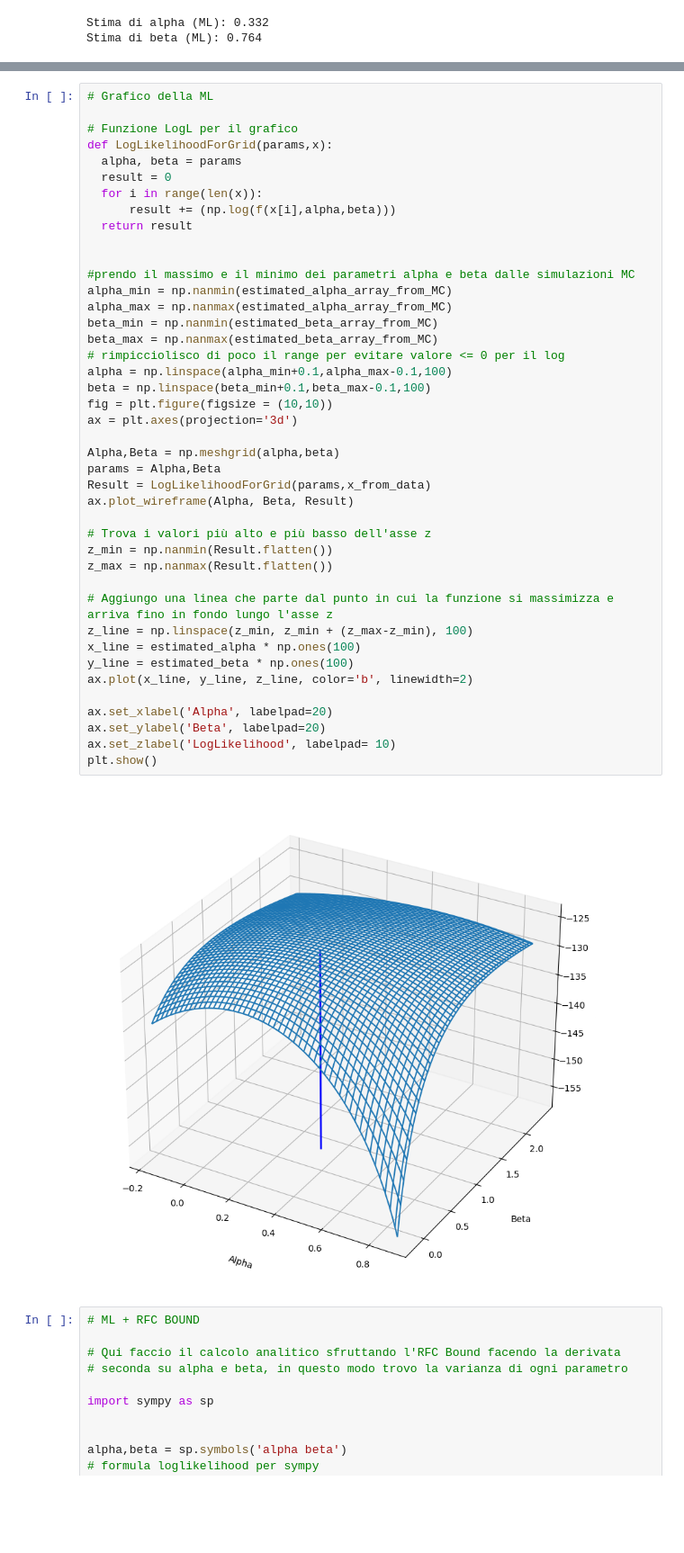
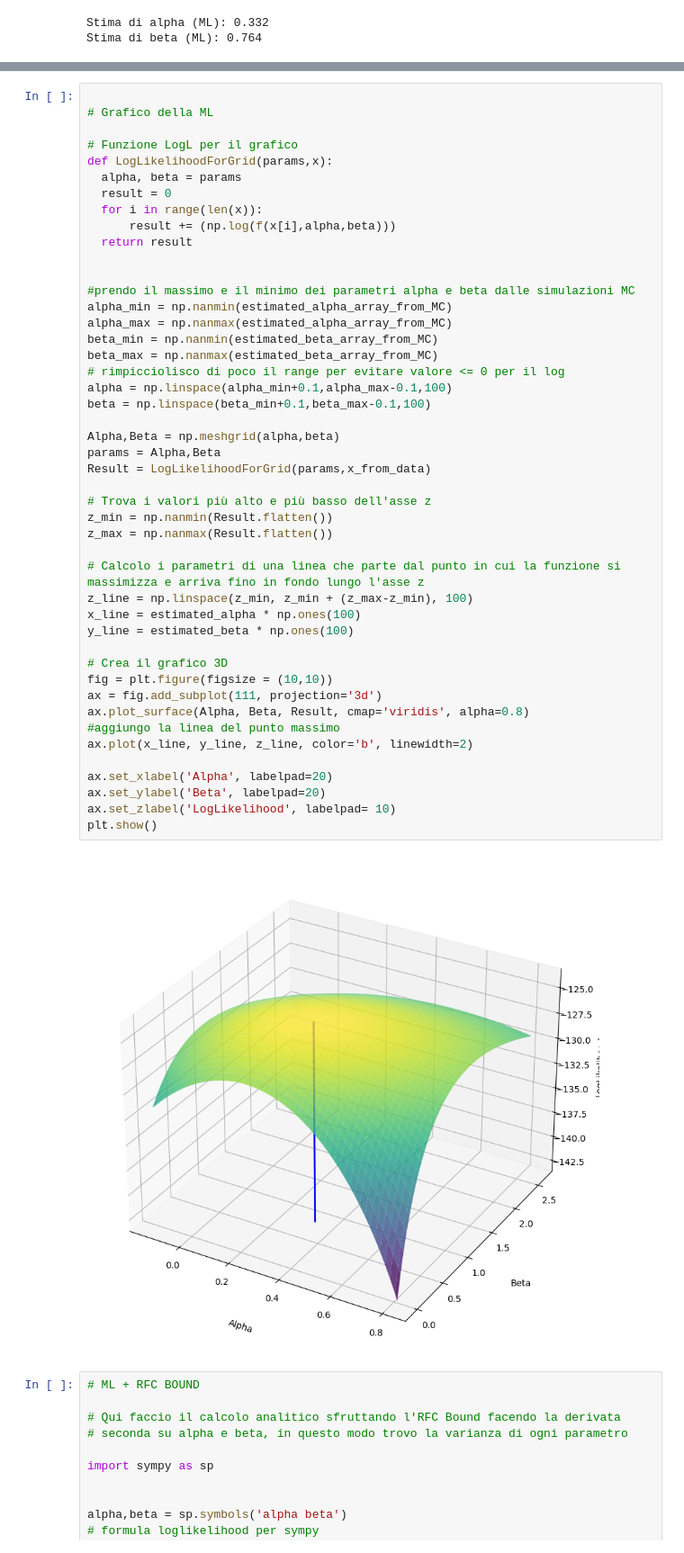
Before and after one commit to Zack9961/ExperimentalDataAnalysis-Projects, a Jupyter notebook: Progetto1_Maximum_Likelihood_with_two_parameters.ipynb, the cells around one changed output, grey strips where cells are left out. Shown at 90% size. Cells and saved outputs as stored; diff of their text form; blank space fills up the shorter version.

Commit message:
Grafico aggiornato progetto 1

```diff
--- a/Progetto1_Maximum_Likelihood_with_two_parameters.ipynb
+++ b/Progetto1_Maximum_Likelihood_with_two_parameters.ipynb
@@ -150,4 +150,5 @@ Beta = 0.76 ± 0.43
 # %%
+
 # Grafico della ML
 
 # Funzione LogL per il grafico
@@ -159,38 +160,41 @@ def LogLikelihoodForGrid(params,x):
   return result
 
 
 #prendo il massimo e il minimo dei parametri alpha e beta dalle simulazioni MC
 alpha_min = np.nanmin(estimated_alpha_array_from_MC)
 alpha_max = np.nanmax(estimated_alpha_array_from_MC)
 beta_min = np.nanmin(estimated_beta_array_from_MC)
 beta_max = np.nanmax(estimated_beta_array_from_MC)
 # rimpicciolisco di poco il range per evitare valore <= 0 per il log
 alpha = np.linspace(alpha_min+0.1,alpha_max-0.1,100)
 beta = np.linspace(beta_min+0.1,beta_max-0.1,100)
-fig = plt.figure(figsize = (10,10))
-ax = plt.axes(projection='3d')
 
 Alpha,Beta = np.meshgrid(alpha,beta)
 params = Alpha,Beta
 Result = LogLikelihoodForGrid(params,x_from_data)
-ax.plot_wireframe(Alpha, Beta, Result)
 
 # Trova i valori più alto e più basso dell'asse z
 z_min = np.nanmin(Result.flatten())
 z_max = np.nanmax(Result.flatten())
 
-# Aggiungo una linea che parte dal punto in cui la funzione si massimizza e arriva fino in fondo lungo l'asse z
+# Calcolo i parametri di una linea che parte dal punto in cui la funzione si massimizza e arriva fino in fondo lungo l'asse z
 z_line = np.linspace(z_min, z_min + (z_max-z_min), 100)
 x_line = estimated_alpha * np.ones(100)
 y_line = estimated_beta * np.ones(100)
+
+# Crea il grafico 3D
+fig = plt.figure(figsize = (10,10))
+ax = fig.add_subplot(111, projection='3d')
+ax.plot_surface(Alpha, Beta, Result, cmap='viridis', alpha=0.8)
+#aggiungo la linea del punto massimo
 ax.plot(x_line, y_line, z_line, color='b', linewidth=2)
 
 ax.set_xlabel('Alpha', labelpad=20)
 ax.set_ylabel('Beta', labelpad=20)
 ax.set_zlabel('LogLikelihood', labelpad= 10)
 plt.show()
 # %% [output]
-[figure, old version]
+[figure, new version]
 # %%
 # ML + RFC BOUND
 
```
Also changed, not shown: parts of 1 cell of this notebook.
